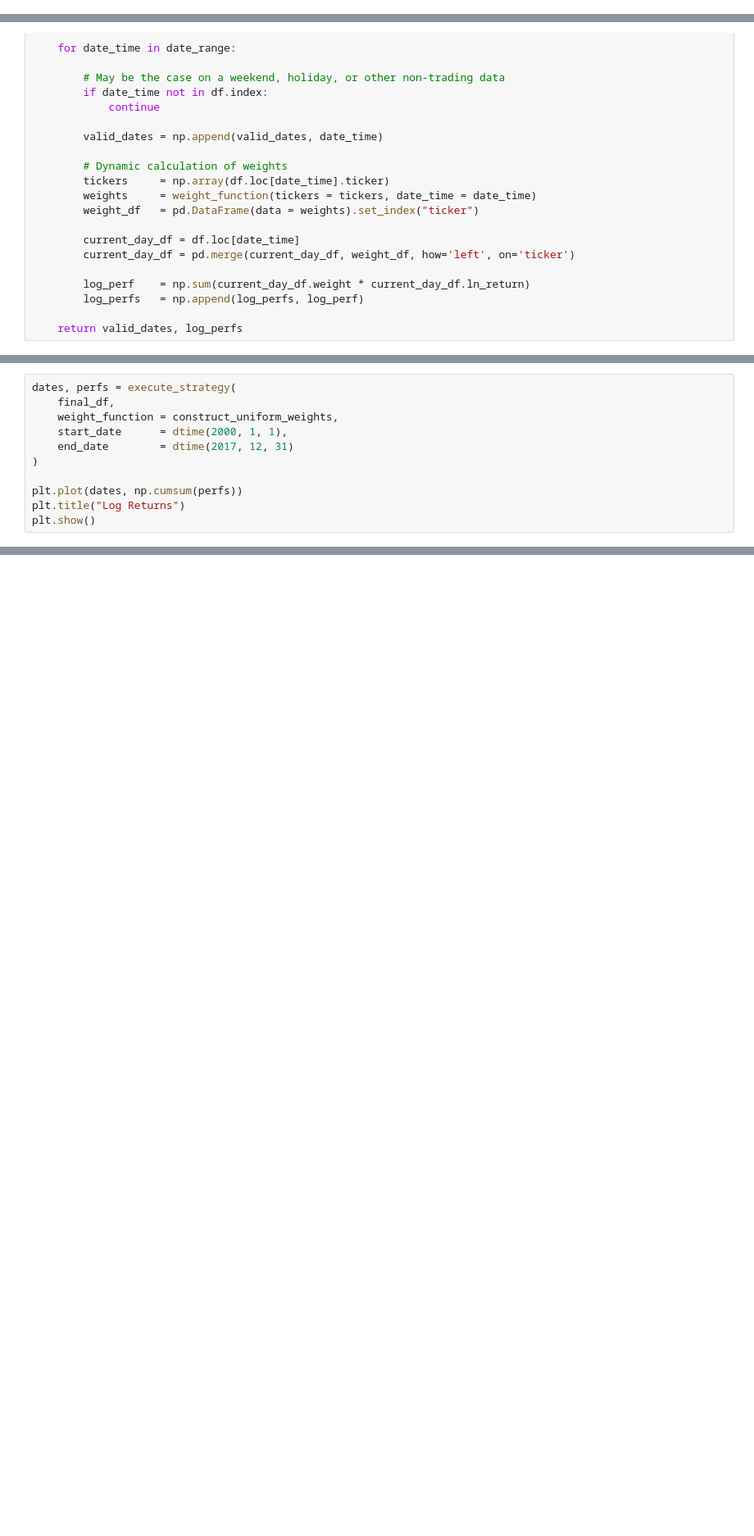
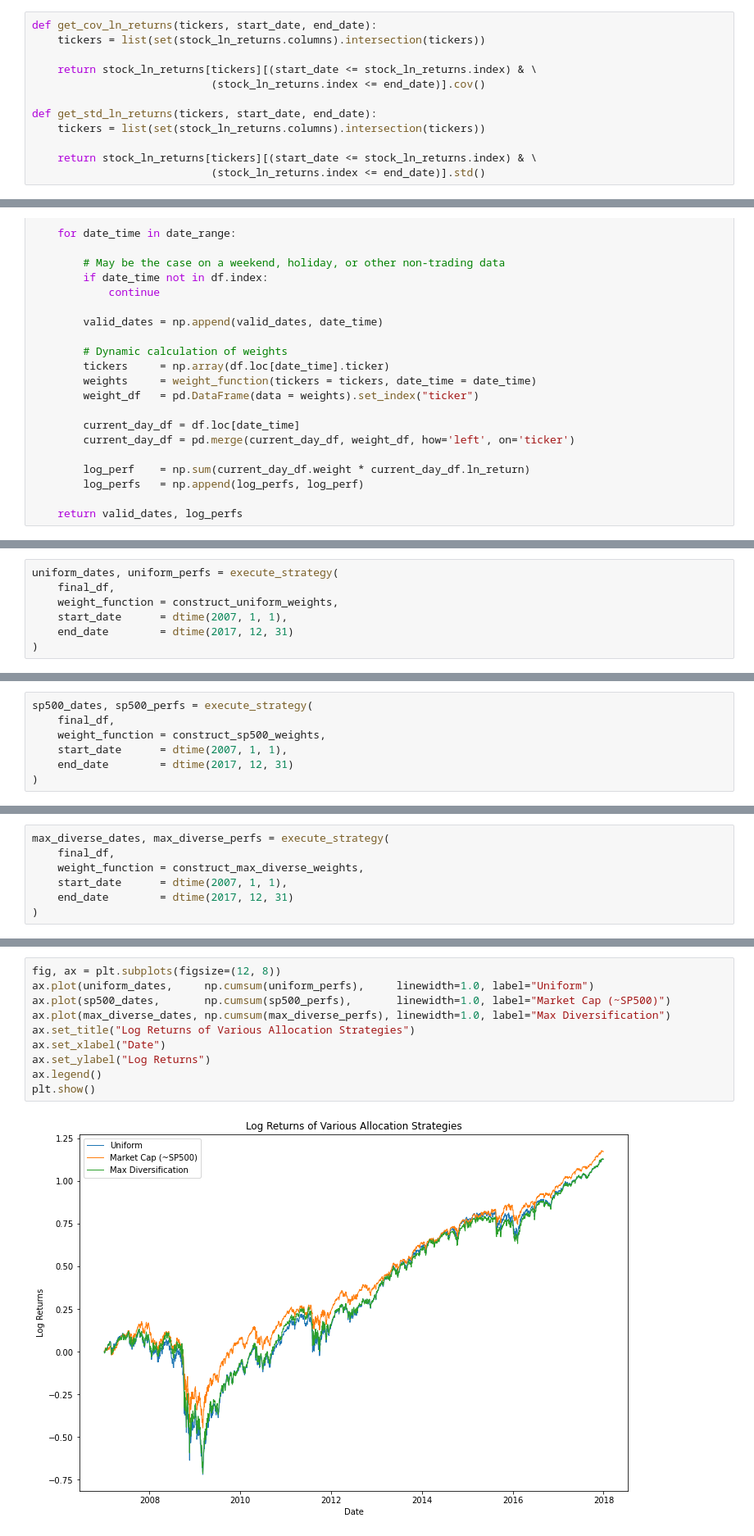
Before and after one commit to luojeff/asset_alloc, a Jupyter notebook: Analysis.ipynb, the cells around one changed output, grey strips where cells are left out. Shown at 82% size. Cells and saved outputs as stored; diff of their text form; blank space fills up the shorter version.

```diff
--- a/Analysis.ipynb
+++ b/Analysis.ipynb
@@ -154 +186,13 @@ final_df = final_df.set_index("date")
+# %%
+def get_cov_ln_returns(tickers, start_date, end_date):
+    tickers = list(set(stock_ln_returns.columns).intersection(tickers))
+
+    return stock_ln_returns[tickers][(start_date <= stock_ln_returns.index) & \
+                            (stock_ln_returns.index <= end_date)].cov()
+
+def get_std_ln_returns(tickers, start_date, end_date):
+    tickers = list(set(stock_ln_returns.columns).intersection(tickers))
+
+    return stock_ln_returns[tickers][(start_date <= stock_ln_returns.index) & \
+                            (stock_ln_returns.index <= end_date)].std()
 # %%
@@ -205,11 +270,7 @@ def execute_strategy(df, weight_function, start_date, end_date):
 # %%
-dates, perfs = execute_strategy(
+uniform_dates, uniform_perfs = execute_strategy(
     final_df,
     weight_function = construct_uniform_weights,
-    start_date      = dtime(2000, 1, 1),
+    start_date      = dtime(2007, 1, 1),
     end_date        = dtime(2017, 12, 31)
 )
-
-plt.plot(dates, np.cumsum(perfs))
-plt.title("Log Returns")
-plt.show()
@@ -217,0 +279,7 @@ plt.show()
+# %%
+sp500_dates, sp500_perfs = execute_strategy(
+    final_df,
+    weight_function = construct_sp500_weights,
+    start_date      = dtime(2007, 1, 1),
+    end_date        = dtime(2017, 12, 31)
+)
@@ -217,0 +290,7 @@ plt.show()
+# %%
+max_diverse_dates, max_diverse_perfs = execute_strategy(
+    final_df,
+    weight_function = construct_max_diverse_weights,
+    start_date      = dtime(2007, 1, 1),
+    end_date        = dtime(2017, 12, 31)
+)
@@ -217,0 +299,12 @@ plt.show()
+# %%
+fig, ax = plt.subplots(figsize=(12, 8))
+ax.plot(uniform_dates,     np.cumsum(uniform_perfs),     linewidth=1.0, label="Uniform")
+ax.plot(sp500_dates,       np.cumsum(sp500_perfs),       linewidth=1.0, label="Market Cap (~SP500)")
+ax.plot(max_diverse_dates, np.cumsum(max_diverse_perfs), linewidth=1.0, label="Max Diversification")
+ax.set_title("Log Returns of Various Allocation Strategies")
+ax.set_xlabel("Date")
+ax.set_ylabel("Log Returns")
+ax.legend()
+plt.show()
+# %% [output]
+[figure, added]
```
Also changed, not shown: parts of 18 cells of this notebook.
